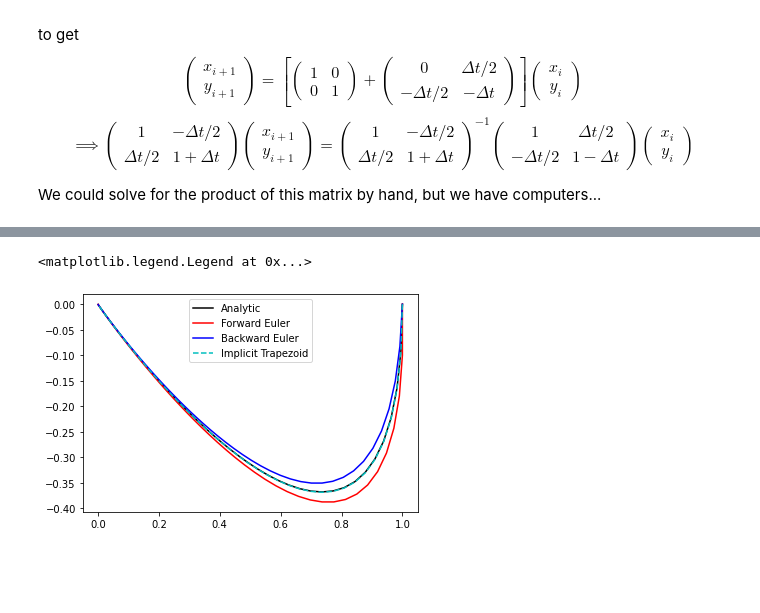
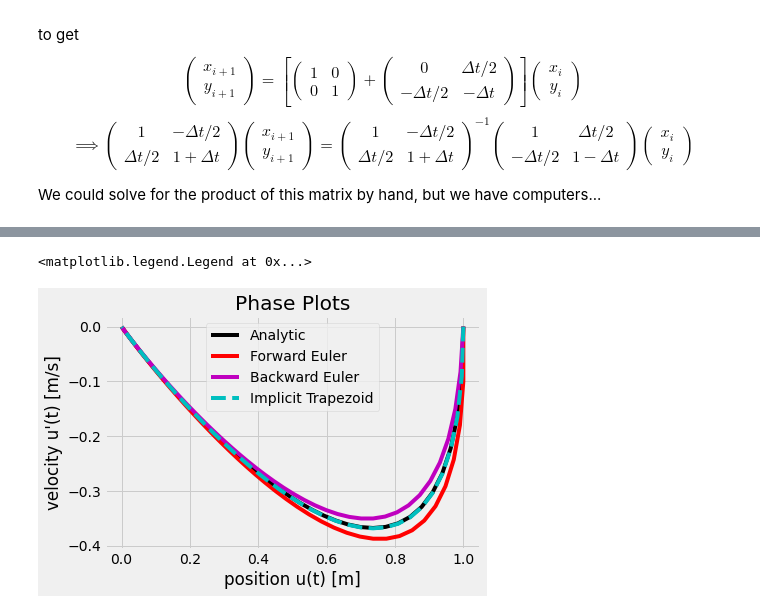
Before and after one commit to moumhecht/COMP596, a Jupyter notebook: HW4/mhecht_HW4.ipynb, the cells around one changed output, grey strips where cells are left out. Saved outputs shown, nothing was run; the diff lists cells and outputs as text; code cells hidden in the pictures; blank space fills up the shorter version.

```diff
--- a/HW4/mhecht_HW4.ipynb
+++ b/HW4/mhecht_HW4.ipynb
@@ -2,6 +2,7 @@
 import numpy as np
 import matplotlib.pyplot as plt
 %matplotlib inline
+plt.style.use('fivethirtyeight')
 # %% [markdown]
 ## Analytical Solution
 # %% [markdown]
@@ -230,10 +237,12 @@ plt.legend(loc='upper right')
 # %%
+plt.title('Phase Plots')
 plt.plot(u_analytic,u_prime, c= 'k',label = 'Analytic')
 plt.plot(u_forward,v_forward,c = 'r',label= 'Forward Euler')
-plt.plot(u_backward,v_backward,c = 'b', label = 'Backward Euler')
+plt.plot(u_backward,v_backward,c = 'm', label = 'Backward Euler')
 plt.plot(u_trapezoid,v_trapezoid, '--', c= 'c', label = 'Implicit Trapezoid')
-
+plt.xlabel("position u(t) [m]")
+plt.ylabel("velocity u'(t) [m/s]")
 plt.legend(loc='upper center')
 # %% [output]
 <matplotlib.legend.Legend at 0x...>
-[figure, old version]
+[figure, new version]
```
Also changed, not shown: parts of 9 cells of this notebook, 1 other file.
